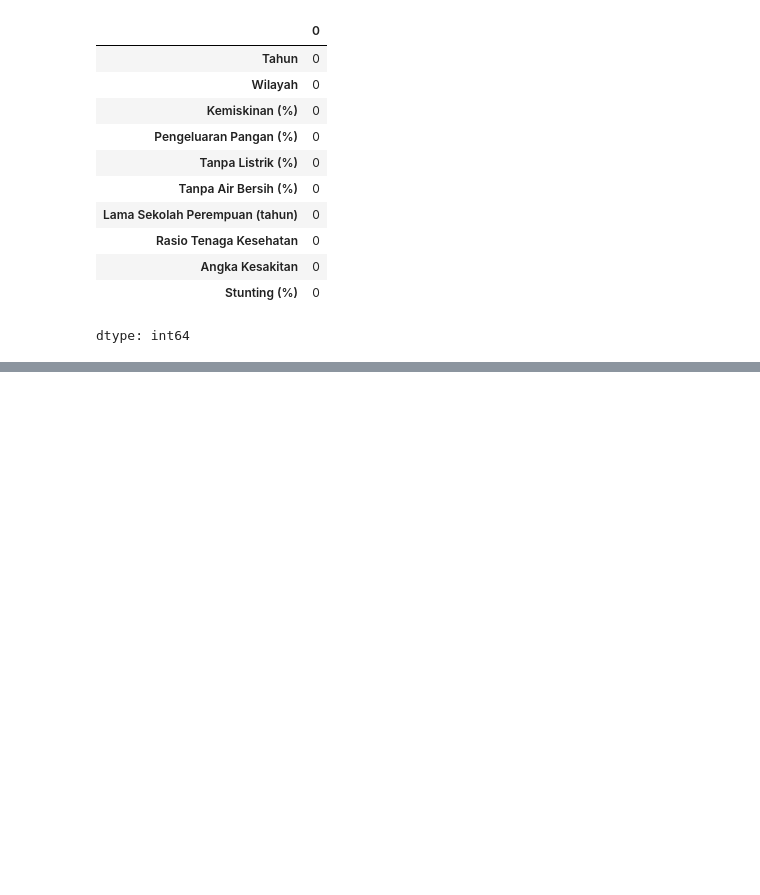
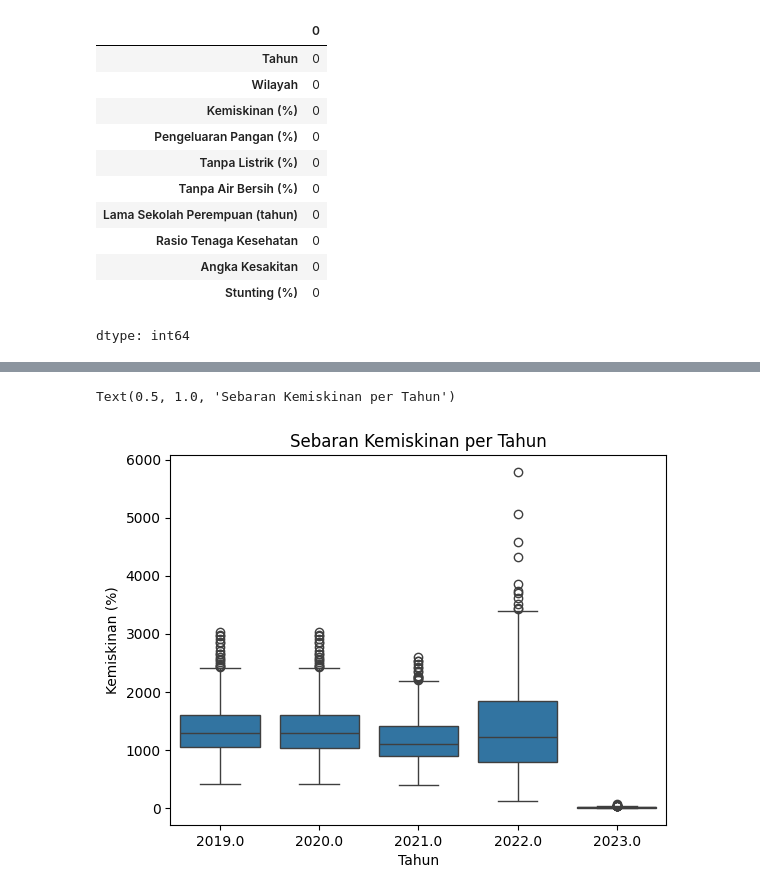
Before and after one commit to catuer/Ketahanan_Pangan, a Jupyter notebook: KP2.ipynb, the cells around one changed output, grey strips where cells are left out. Drawn from its saved outputs; the diff is of its cells as text; code cells hidden in the pictures; blank space fills up the shorter version.

```diff
--- a/KP2.ipynb
+++ b/KP2.ipynb
@@ -88,0 +141,6 @@ dtype: int64
+# %%
+sns.boxplot(data=Ketahanan_pangan, x='Tahun', y='Kemiskinan (%)')
+plt.title('Sebaran Kemiskinan per Tahun')
+# %% [output]
+Text(0.5, 1.0, 'Sebaran Kemiskinan per Tahun')
+[figure, added]
```
Also changed, not shown: parts of 10 cells of this notebook.
